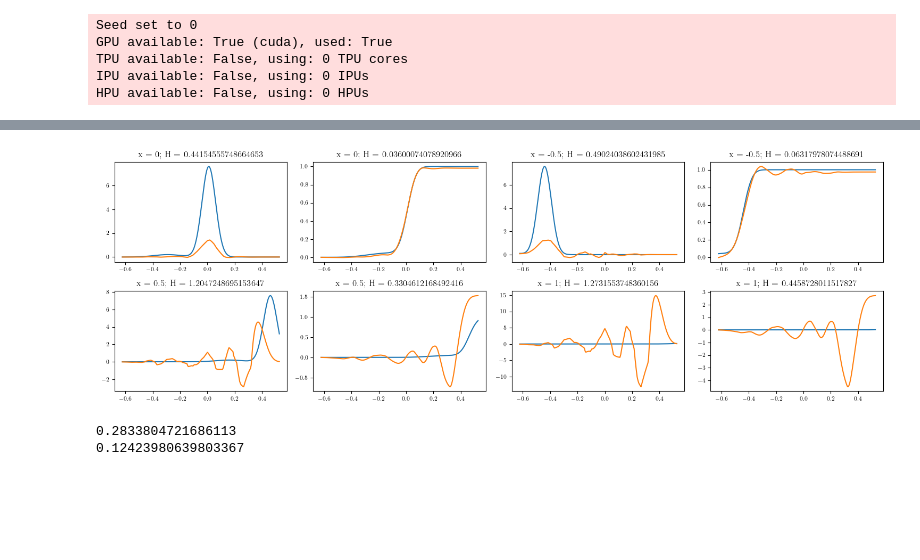
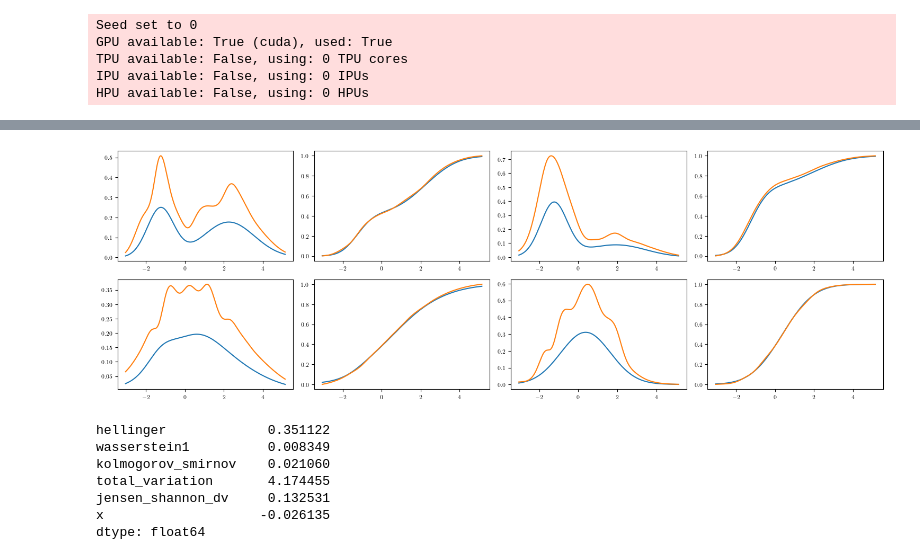
Before and after one commit to Danfoa/symm_rep_learn, a Jupyter notebook: NCP/examples/cde_baselines.ipynb, the cells around one changed output, grey strips where cells are left out. Cells and saved outputs as stored; diff of their text form; code cells hidden in the pictures; blank space fills up the shorter version.

```diff
--- a/NCP/examples/cde_baselines.ipynb
+++ b/NCP/examples/cde_baselines.ipynb
@@ -725,11 +1642,11 @@ p_y = compute_marginal(bandwidth='scott').fit(Y_train)
 fig, ax = plt.subplots(nrows=2, ncols=4, figsize=(15,5))
 axes = ax.flatten()
 postprocess = 'whitening'
-for i, xi in enumerate([0, 0.5, 1, 2]):
+for i, xi in enumerate([0, 0.5, -0.5, 1]):
     x_scaled = frnp(xscaler.transform([[xi]]))
     fys, pred_pdf = NCP_model.pdf(x_scaled, ys, postprocess=postprocess, p_y=p_y)
     fys = yscaler.inverse_transform(fys.reshape([-1, 1])).flatten()
-    true_pdf = density_simulator.pdf(np.array([[xi]]), yscaler.inverse_transform(ys).T).squeeze()
+    true_pdf = density_simulator.pdf(np.array([[xi]]), fys.reshape([1, -1])).squeeze()
     axes[i*2].plot(fys, true_pdf)
     axes[i*2].plot(fys, pred_pdf)
 
@@ -755,7 +1670,7 @@ postprocess = 'centering'
 scores_pdf = []
 scores_cdf = []
 for el in x_grid:
-    fys, pred_pdf = NCP_model.pdf(frnp([[el]]), ys, postprocess=postprocess, p_y=p_y)
+    fys, pred_pdf = NCP_module.model.pdf(frnp([[el]]), ys, postprocess=postprocess, p_y=p_y)
     fys = yscaler.inverse_transform(fys.reshape([-1, 1])).flatten()
     true_pdf = density_simulator.pdf(xscaler.inverse_transform([[el]]), yscaler.inverse_transform(ys).T).squeeze()
     pred_cdf = pdf2cdf(pred_pdf, step)
@@ -900,8 +1749,7 @@ Running with 500 samples
 results = []
 for row in tqdm(models_df.iterrows(), total=len(models_df), desc='Evaluating models'):
     n = row[1]['n_samples']
-    model = row[1]['model'][0]
-    NCP_model = model.model
+    model = row[1]['model'][0].model
     p10, p90 = np.percentile(X_train, [10, 90])
     x_grid = np.linspace(p10, p90, num=20)
     ys, step = np.linspace(-3, 3, num=1000, retstep=True)
@@ -911,7 +1759,7 @@ for row in tqdm(models_df.iterrows(), total=len(models_df), desc='Evaluating mod
         scores_pdf = []
         scores_cdf = []
         for el in x_grid:
-            fys, pred_pdf = NCP_model.pdf(frnp([[el]]), ys, postprocess=postprocess, p_y=p_y)
+            fys, pred_pdf = model.pdf(frnp([[el]]), ys, postprocess=postprocess, p_y=p_y)
             fys = yscaler.inverse_transform(fys.reshape([-1, 1])).flatten()
             true_pdf = density_simulator.pdf(xscaler.inverse_transform([[el]]), yscaler.inverse_transform(ys).T).squeeze()
             pred_cdf = pdf2cdf(pred_pdf, step)
@@ -1081,2 +1854,0 @@ model = DeepSVD(NCP_operator, gamma=config.gamma, device=device)
-# %%
-model.fit(X_train, Y_train, X_val, Y_val, epochs=int(config.epochs), optimizer=optimizer, optimizer_kwargs=optimizer_kwargs)
@@ -1117,35 +1963,32 @@ plt.show()
 # %%
-from scipy.stats import norm
-from NCP.cdf import get_pdf
+from NCP.cdf import compute_marginal
 from NCP.metrics import *
+
+x_grid = np.percentile(X_train, np.linspace(10, 90, num=4))
+p1, p99 = np.percentile(Y_train, [1, 99])
+ys, step = np.linspace(p1, p99, num=1000, retstep=True)
+ys = frnp(ys.reshape(-1, 1))
+p_y = compute_marginal(bandwidth='scott').fit(Y_train)
 
 fig, ax = plt.subplots(nrows=2, ncols=4, figsize=(15,5))
 axes = ax.flatten()
-
-ys, step = np.linspace(-3, 3, num=1000, retstep=True)
-ys = ys.reshape(-1, 1)
-
-p_y = compute_marginal(bandwidth='scott').fit(Y_train)
-
-for i, xi in enumerate([0, -0.5, 0.5, 1]):
-    x_scaled = xscaler.transform([[xi]])
-    fys, pred_pdf = model.pdf(x_scaled, ys, postprocess='centering', p_y=p_y)
-    fys = yscaler.inverse_transform(fys.reshape([-1, 1])).flatten()
-    true_pdf = density_simulator.pdf(np.array([[xi]]), yscaler.inverse_transform(ys).T).squeeze()
-    # pred_pdf = normalize(pred_pdf)
-    # true_pdf = normalize(true_pdf)
-    axes[i*2].plot(fys, true_pdf)
-    axes[i*2].plot(fys, pred_pdf)
+postprocess = 'whitening'
+for i, xi in enumerate(x_grid):
+    fys, pred_pdf = NCP_model.pdf(frnp([[xi]]), frnp(ys), postprocess=postprocess, p_y=p_y)
+    fys = fys.reshape(-1, 1)
+    true_pdf = density_simulator.pdf(xscaler.inverse_transform(np.ones_like(ys)*xi), yscaler.inverse_transform(ys)).squeeze()
+    axes[i*2].plot(yscaler.inverse_transform(fys), true_pdf)
+    axes[i*2].plot(yscaler.inverse_transform(fys), pred_pdf)
 
     pred_cdf = pdf2cdf(pred_pdf, step)
-    true_cdf = density_simulator.cdf(np.array([[xi]]), yscaler.inverse_transform(ys).T).squeeze()
-    axes[i*2+1].plot(fys, true_cdf)
-    axes[i*2+1].plot(fys, pred_cdf)
+    true_cdf = density_simulator.cdf(xscaler.inverse_transform(np.ones_like(ys)*xi), yscaler.inverse_transform(ys)).squeeze()
+    axes[i*2+1].plot(yscaler.inverse_transform(fys), true_cdf)
+    axes[i*2+1].plot(yscaler.inverse_transform(fys), smooth_cdf(fys, pred_cdf))
 
-    axes[i*2].set_title(r'x = {0}; H = {1}'.format(xi, hellinger(true_pdf, pred_pdf, fys)))
-    axes[i*2+1].set_title(r'x = {0}; H = {1}'.format(xi, hellinger(true_cdf, pred_cdf, fys)))
+    # axes[i*2].set_title(r'x = {0}; H = {1:0.4f}'.format(xi, hellinger(true_pdf, pred_pdf, fys)))
+    # axes[i*2+1].set_title(r'x = {0}; H = {1:0.4f}'.format(xi, hellinger(true_cdf, pred_cdf, fys)))
 
 plt.tight_layout()
 plt.show()
 # %% [output]
-[figure, old version]
+[figure, new version]
@@ -1154,6 +1994,0 @@ scores = empirical_KL(model, X_test, np.linspace(-2.5, 2.5, num=100).reshape(-1,
-# %%
-print(np.mean(scores))
-print(np.median(scores))
-# %% [output]
-0.2833804721686113
-0.12423980639803367
@@ -1159,0 +2011,11 @@ print(np.median(scores))
+# %%
+scores = pd.DataFrame(scores)
+print(scores.mean())
+# %% [output]
+hellinger             0.351122
+wasserstein1          0.008349
+kolmogorov_smirnov    0.021060
+total_variation       4.174455
+jensen_shannon_dv     0.132531
+x                    -0.026135
+dtype: float64
```
Also changed, not shown: parts of 99 cells of this notebook, 6 other files.
